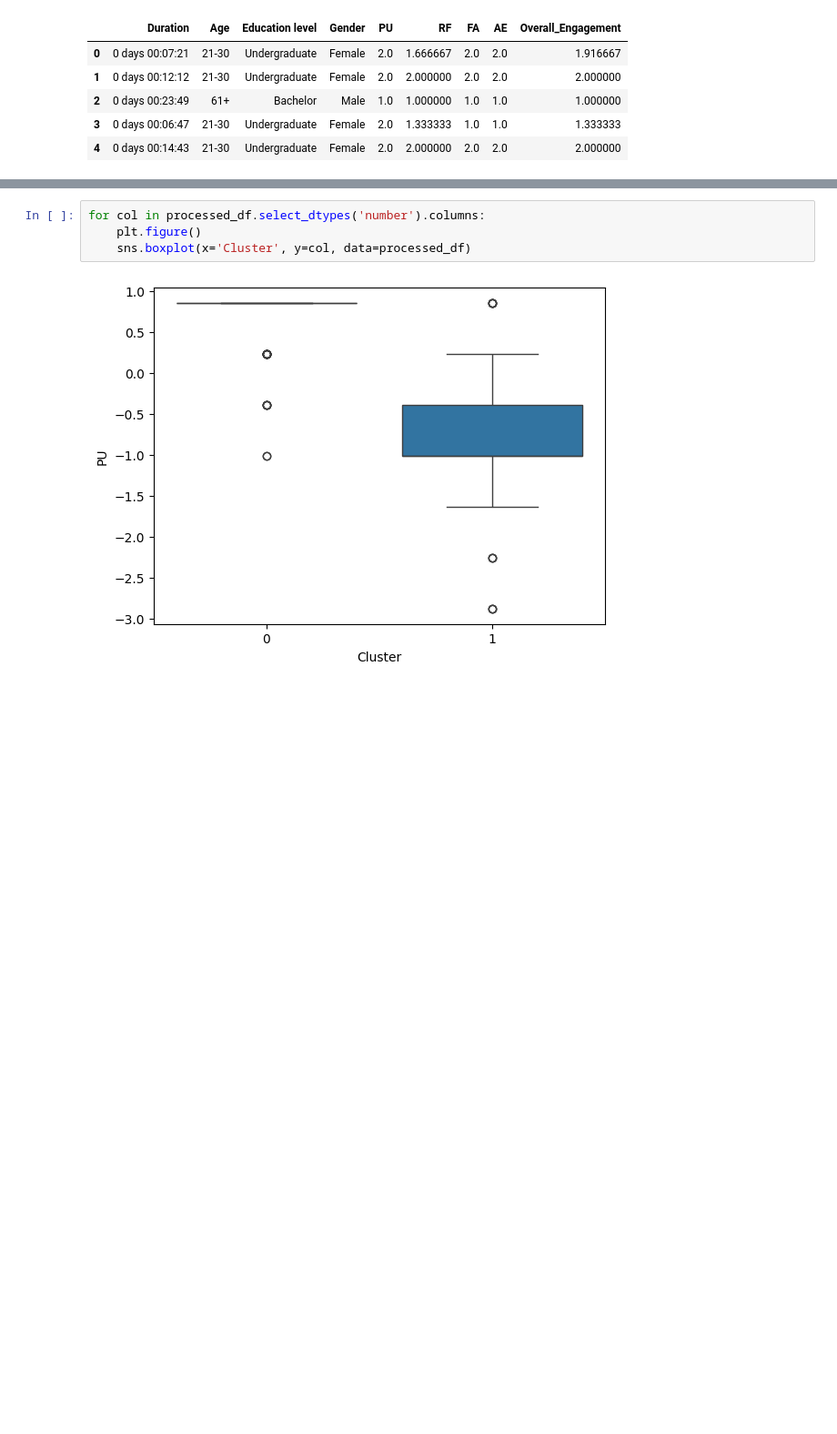
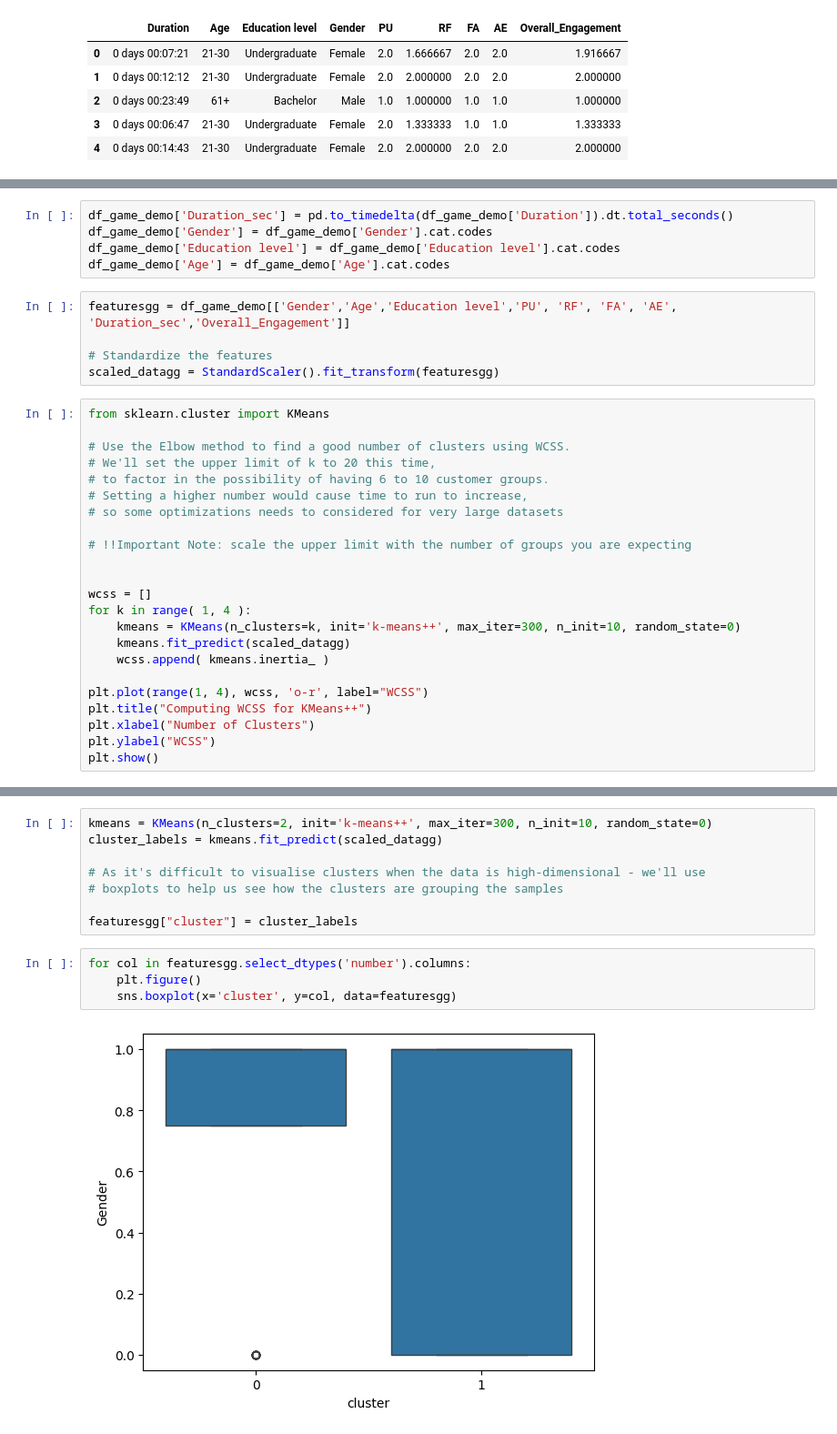
Before and after one commit to Jowayria-27/Fashion_Survey, a Jupyter notebook: Untitled2.ipynb, the cells around one changed output, grey strips where cells are left out. Shown at 91% size. Saved outputs shown, nothing was run; the diff lists cells and outputs as text; blank space fills up the shorter version.

```diff
--- a/Untitled2.ipynb
+++ b/Untitled2.ipynb
@@ -618,0 +565,33 @@ processed_df['Cluster'] = processed_df['Cluster'].astype('category')
+# %%
+df_game_demo['Duration_sec'] = pd.to_timedelta(df_game_demo['Duration']).dt.total_seconds()
+df_game_demo['Gender'] = df_game_demo['Gender'].cat.codes
+df_game_demo['Education level'] = df_game_demo['Education level'].cat.codes
+df_game_demo['Age'] = df_game_demo['Age'].cat.codes
+# %%
+featuresgg = df_game_demo[['Gender','Age','Education level','PU', 'RF', 'FA', 'AE', 'Duration_sec','Overall_Engagement']]
+
+# Standardize the features
+scaled_datagg = StandardScaler().fit_transform(featuresgg)
+# %%
+from sklearn.cluster import KMeans
+
+# Use the Elbow method to find a good number of clusters using WCSS.
+# We'll set the upper limit of k to 20 this time,
+# to factor in the possibility of having 6 to 10 customer groups.
+# Setting a higher number would cause time to run to increase,
+# so some optimizations needs to considered for very large datasets
+
+# !!Important Note: scale the upper limit with the number of groups you are expecting
+
+
+wcss = []
+for k in range( 1, 4 ):
+    kmeans = KMeans(n_clusters=k, init='k-means++', max_iter=300, n_init=10, random_state=0)
+    kmeans.fit_predict(scaled_datagg)
+    wcss.append( kmeans.inertia_ )
+
+plt.plot(range(1, 4), wcss, 'o-r', label="WCSS")
+plt.title("Computing WCSS for KMeans++")
+plt.xlabel("Number of Clusters")
+plt.ylabel("WCSS")
+plt.show()
@@ -619,6 +600,14 @@ processed_df['Cluster'] = processed_df['Cluster'].astype('category')
+# %%
+kmeans = KMeans(n_clusters=2, init='k-means++', max_iter=300, n_init=10, random_state=0)
+cluster_labels = kmeans.fit_predict(scaled_datagg)
+
+# As it's difficult to visualise clusters when the data is high-dimensional - we'll use
+# boxplots to help us see how the clusters are grouping the samples
+
+featuresgg["cluster"] = cluster_labels
 # %%
-for col in processed_df.select_dtypes('number').columns:
+for col in featuresgg.select_dtypes('number').columns:
     plt.figure()
-    sns.boxplot(x='Cluster', y=col, data=processed_df)
+    sns.boxplot(x='cluster', y=col, data=featuresgg)
 # %% [output]
-[figure, old version]
+[figure, new version]
```
Also changed, not shown: parts of 20 cells of this notebook.
